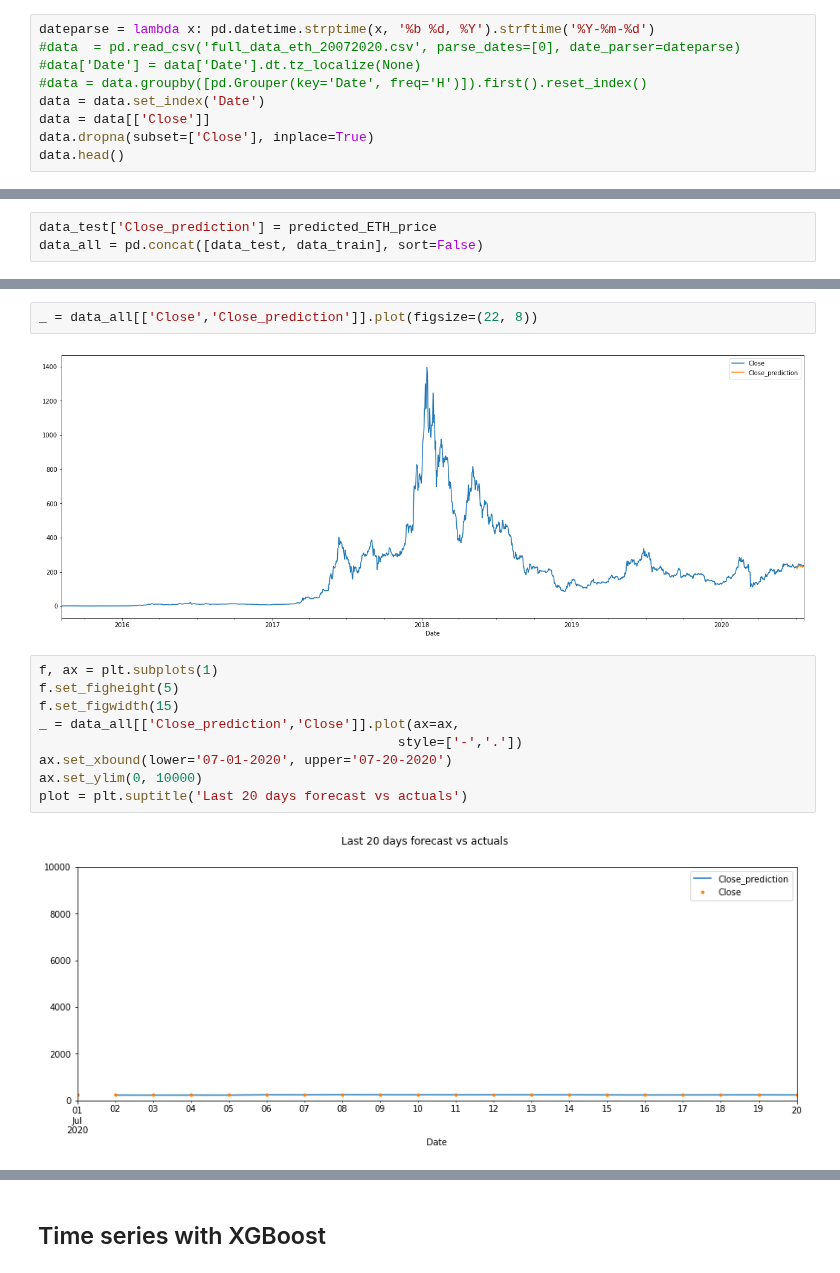
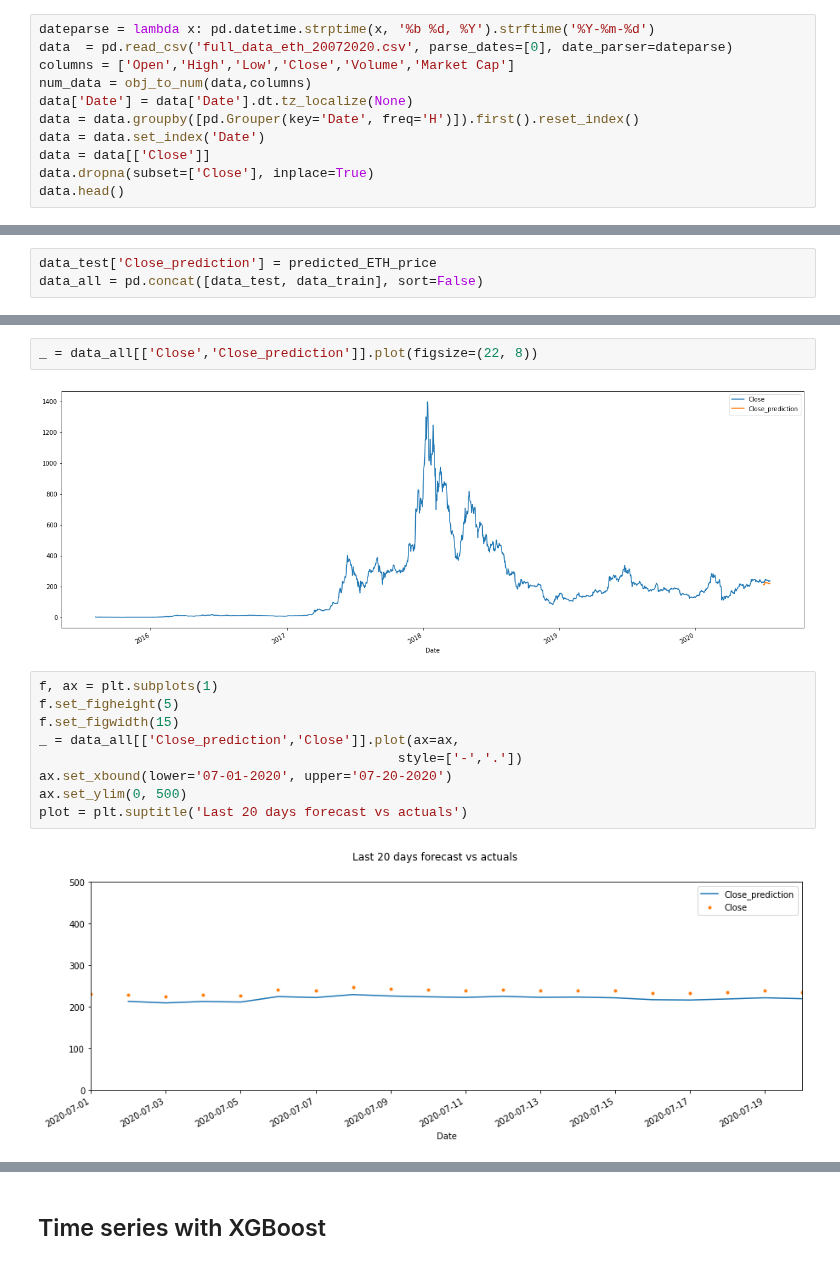
Before and after one commit to juan-ivan-NV/Btc_trading, a Jupyter notebook: time_series/ETH_tests.ipynb, the cells around one changed output, grey strips where cells are left out. Cells and saved outputs as stored; diff of their text form.

```diff
--- a/time_series/ETH_tests.ipynb
+++ b/time_series/ETH_tests.ipynb
@@ -255,8 +255,10 @@ py.plotly.iplot(fig, filename = "Time Series with Rangeslider")
 # %%
 dateparse = lambda x: pd.datetime.strptime(x, '%b %d, %Y').strftime('%Y-%m-%d')
-#data  = pd.read_csv('full_data_eth_20072020.csv', parse_dates=[0], date_parser=dateparse)
-#data['Date'] = data['Date'].dt.tz_localize(None)
-#data = data.groupby([pd.Grouper(key='Date', freq='H')]).first().reset_index()
+data  = pd.read_csv('full_data_eth_20072020.csv', parse_dates=[0], date_parser=dateparse)
+columns = ['Open','High','Low','Close','Volume','Market Cap']
+num_data = obj_to_num(data,columns)
+data['Date'] = data['Date'].dt.tz_localize(None)
+data = data.groupby([pd.Grouper(key='Date', freq='H')]).first().reset_index()
 data = data.set_index('Date')
 data = data[['Close']]
 data.dropna(subset=['Close'], inplace=True)
@@ -353,18 +357,18 @@ final_data.head()
 # %%
 _ = data_all[['Close','Close_prediction']].plot(figsize=(22, 8))
 # %% [output]
-[figure, old version]
+[figure, new version]
 # %%
 f, ax = plt.subplots(1)
 f.set_figheight(5)
 f.set_figwidth(15)
 _ = data_all[['Close_prediction','Close']].plot(ax=ax,
                                               style=['-','.'])
 ax.set_xbound(lower='07-01-2020', upper='07-20-2020')
-ax.set_ylim(0, 10000)
+ax.set_ylim(0, 500)
 plot = plt.suptitle('Last 20 days forecast vs actuals')
 # %% [output]
-[figure, old version]
+[figure, new version]
 # %%
 from sklearn.metrics import mean_squared_error as mse, mean_absolute_error as mae
 mse(y_true=data_test['Close'],
```
Also changed, not shown: parts of 28 cells of this notebook.
